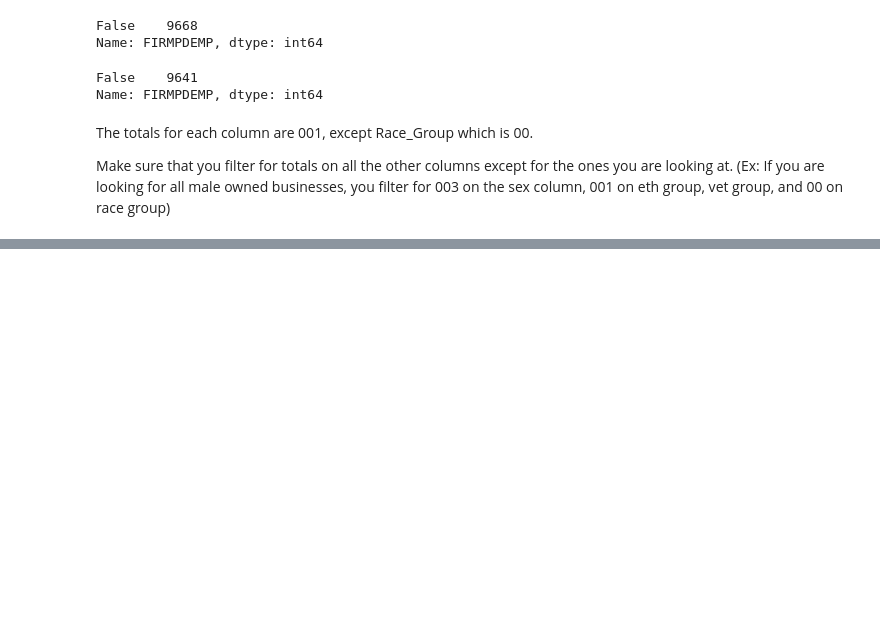
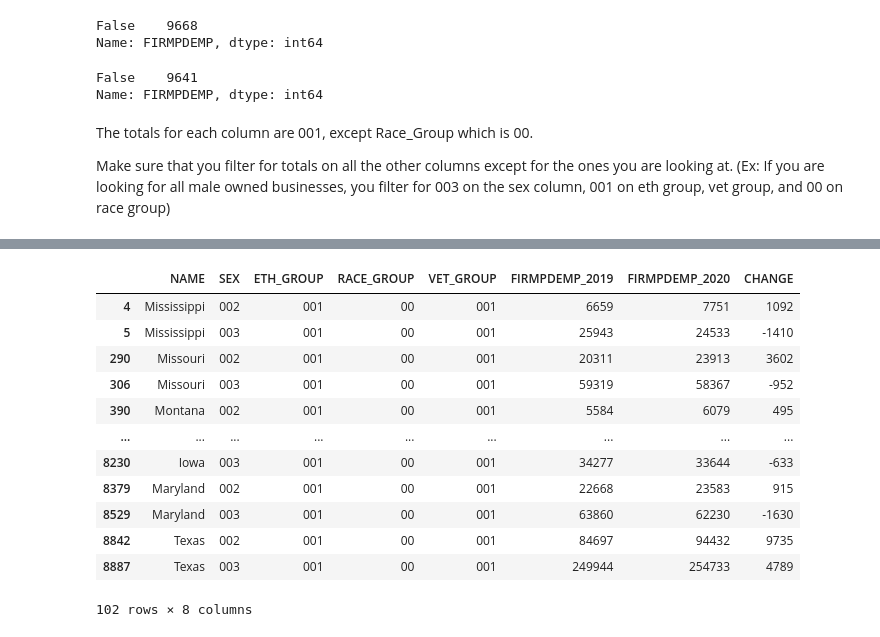
Before and after one commit to ColeBallard/census-api-data-abs, a Jupyter notebook: ETL.ipynb, the cells around one changed output, grey strips where cells are left out. Drawn from its saved outputs; the diff is of its cells as text; code cells hidden in the pictures; blank space fills up the shorter version.

```diff
--- a/ETL.ipynb
+++ b/ETL.ipynb
@@ -94,0 +118,16 @@ Text(0.5, 1.0, 'States That Gained the Most Black Owned Businesses Between 2019
+# %%
+sexfilter
+# %% [output]
+|  | NAME | SEX | ETH_GROUP | RACE_GROUP | VET_GROUP | FIRMPDEMP_2019 | FIRMPDEMP_2020 | CHANGE |
+| 4 | Mississippi | 002 | 001 | 00 | 001 | 6659 | 7751 | 1092 |
+| 5 | Mississippi | 003 | 001 | 00 | 001 | 25943 | 24533 | -1410 |
+| 290 | Missouri | 002 | 001 | 00 | 001 | 20311 | 23913 | 3602 |
+| 306 | Missouri | 003 | 001 | 00 | 001 | 59319 | 58367 | -952 |
+| 390 | Montana | 002 | 001 | 00 | 001 | 5584 | 6079 | 495 |
+| ... | ... | ... | ... | ... | ... | ... | ... | ... |
+| 8230 | Iowa | 003 | 001 | 00 | 001 | 34277 | 33644 | -633 |
+| 8379 | Maryland | 002 | 001 | 00 | 001 | 22668 | 23583 | 915 |
+| 8529 | Maryland | 003 | 001 | 00 | 001 | 63860 | 62230 | -1630 |
+| 8842 | Texas | 002 | 001 | 00 | 001 | 84697 | 94432 | 9735 |
+| 8887 | Texas | 003 | 001 | 00 | 001 | 249944 | 254733 | 4789 |
+102 rows × 8 columns
```
Also changed, not shown: parts of 28 cells of this notebook.
